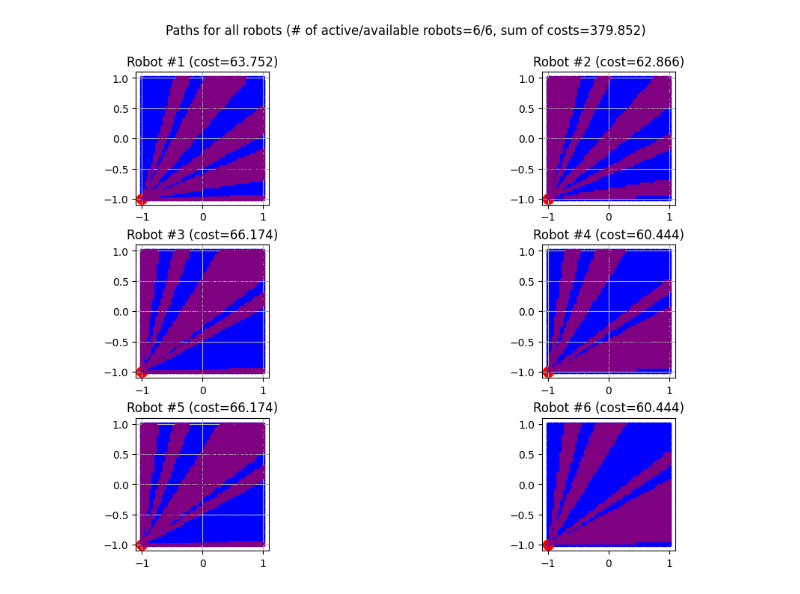
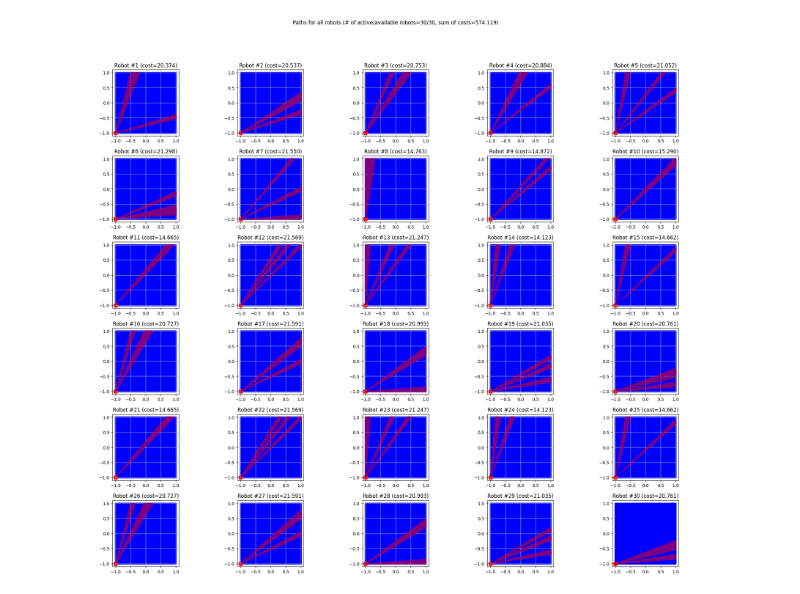
Before and after one commit to nestlab-bae-mqp-2024/mrpcp-solvers, a Jupyter notebook: jupyter/heuristic_attempts/yasars_heuristic_attempts/yasars_heuristic_attempt.ipynb, the cells around one changed output. Cells and saved outputs as stored; diff of their text form; code cells hidden in the pictures.

Commit message:
improve multiple robots

```diff
--- a/jupyter/heuristic_attempts/yasars_heuristic_attempts/yasars_heuristic_attempt.ipynb
+++ b/jupyter/heuristic_attempts/yasars_heuristic_attempts/yasars_heuristic_attempt.ipynb
@@ -9,11 +9,11 @@ import time
 
 
 # Chose number of robots
-k = int(6)
+k = int(30)
 # Chose recharging proportionality constant
 q_k = 0.1  # This means that each robot will need to charge for 10 minutes for every 100 minutes travelled
 # Chose the number of targets in an axis
-n = int(50)
+n = int(75)
 # Choose the redundancy parameter (have each target be visited by exactly that many robots)
 rp = min(3, k)
 
@@ -339,7 +341,7 @@ import time
 import os
 
 
-def divideArrayByP(array, maxp, countf, low=None, high=None):
+def divideArrayByP(array, maxp, countf, low=None, high=None, force_p_equals=False):
     if low is None:
         low = min(array)
     if high is None:
@@ -347,40 +349,52 @@ def divideArrayByP(array, maxp, countf, low=None, high=None):
 
     # condition = True
     maxSum = low
-    p_prev = len(array)
-    p_prev_same_count = 0
     maxSum_max = high
     maxSum_min = low
+    err_thresh = 0.01
+    pc_prev = None
+    same_pc_counter = 0
+    best_p, best_p_a, best_p_c = np.inf, None, [np.inf]
     while True:
         # print(f"{maxSum_max=} {delta=} {maxSum=}")
         p, p_a, p_c = countf(array, maxSum)
         if p > maxp:
             maxSum_min = maxSum
         elif p < maxp:
-            maxSum_max = maxSum
-        # print(f"{p=} {p_prev=} {maxSum=} {maxSum_min=} {maxSum_max=}")
+            maxSum_max = min(maxSum, maxSum_max)
+        else:
+            maxSum_max = min(maxSum, maxSum_max)
+
+        if force_p_equals:
+            if maxp <= p <= best_p:
+                best_p = p
+                best_p_a = p_a
+                best_p_c = p_c
+        else:
+            if p <= best_p:
+                best_p = p
+                best_p_a = p_a
+                best_p_c = p_c
+
+        # print(f"{p=} {max(p_c)=} {maxSum=} {maxSum_min=} {maxSum_max=} {maxSum_max - maxSum_min=} {best_p=}")
         # print(f"{p=} {p_a=} {p_c=}")
-        if p == p_prev:
-            p_prev_same_count += 1
+        # time.sleep(0.5)
+
+        if p_c == pc_prev:
+            same_pc_counter += 1
         else:
-            p_prev_same_count = 0
+            same_pc_counter = 0
 
-        # time.sleep(0.5)
-        if p_prev_same_count > 3:
-            return p_a, p_c, maxSum
-        # if p == maxp or p_prev_same_count > 3:
-        #     return p_a, p_c, maxSum
+        pc_prev = p_c
+        if (best_p <= maxp or same_pc_counter > 2) and maxSum_max - maxSum_min < err_thresh:
+            return best_p_a, best_p_c, maxSum
 
         if p > maxp and maxSum <= high:
             delta = maxSum_max - maxSum
             maxSum = maxSum + delta / 2.
-        elif p > maxp and maxSum == high:
-            return p_a, maxSum
         else:
             delta = maxSum - maxSum_min
             maxSum = maxSum - delta / 2.
-
-        p_prev = p
 
 
 def positionally_distributed_tsp_w_fuel_constraint_solution():
@@ -516,7 +530,7 @@ def positionally_distributed_tsp_w_fuel_constraint_solution():
 
         return partitions, partitions_array, partitions_cost
 
-    distributed_robot_nodes_indices, _, maxSum = divideArrayByP(tsp_costs, k, countRobotPartitions)
+    distributed_robot_nodes_indices, _, maxSum = divideArrayByP(tsp_costs, k, countRobotPartitions, force_p_equals=True)
 
     print(f"Step 5 took {time.time() - start} seconds.")
 
@@ -550 +564 @@ Step 2 took 0.6080420017242432 seconds.
-[figure, old version]
+[figure, new version]
```
Also changed, not shown: parts of 3 cells of this notebook.
